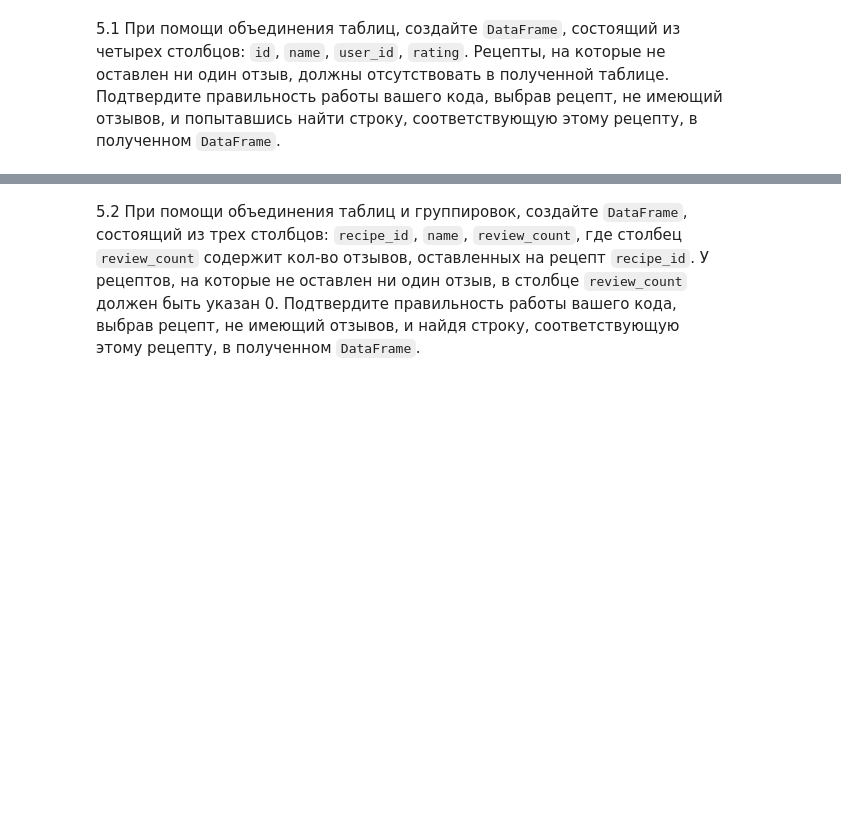
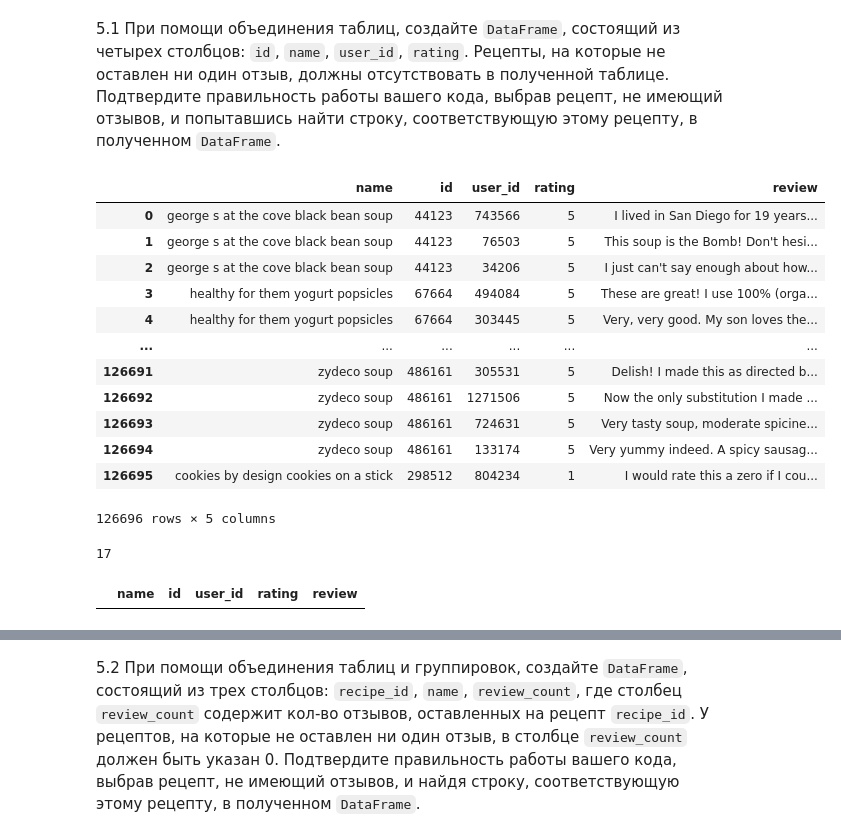
Before and after one commit to BorisovNikita/3rdYear, a Jupyter notebook: TOBD22_for_students/lr_PI21-3_7/lr2_pandas/02_pandas_в3_lr2_ПИ21-7_Семинары.ipynb, the cells around one changed output, grey strips where cells are left out. Cells and saved outputs as stored; diff of their text form; code cells hidden in the pictures; blank space fills up the shorter version.

```diff
--- a/TOBD22_for_students/lr_PI21-3_7/lr2_pandas/02_pandas_в3_lr2_ПИ21-7_Семинары.ipynb
+++ b/TOBD22_for_students/lr_PI21-3_7/lr2_pandas/02_pandas_в3_lr2_ПИ21-7_Семинары.ipynb
@@ -174,0 +181,2 @@ Name: name, Length: 30000, dtype: object
+# %%
+recipes = pd.read_csv('recipes_sample.csv', delimiter=',', skiprows=1, names=["name", "id", "minutes", "contributor_id", "submitted", "n_steps", "description","n_ingredients"])
@@ -175,2 +203,32 @@ Name: name, Length: 30000, dtype: object
+# %%
+reviews = pd.read_csv("reviews_sample.csv", sep=',', index_col=0)
 # %% [markdown]
 5.1 При помощи объединения таблиц, создайте `DataFrame`, состоящий из четырех столбцов: `id`, `name`, `user_id`, `rating`. Рецепты, на которые не оставлен ни один отзыв, должны отсутствовать в полученной таблице. Подтвердите правильность работы вашего кода, выбрав рецепт, не имеющий отзывов, и попытавшись найти строку, соответствующую этому рецепту, в полученном `DataFrame`.
+# %%
+notques5_1 = pd.merge(recipes,reviews, left_on="id", right_on="recipe_id")
+# %%
+notques5_1.drop(["minutes", "contributor_id", "submitted", "n_steps", "description", "n_ingredients", "recipe_id", "date" ], axis=1, inplace=True)
+# %%
+notques5_1
+# %% [output]
+|  | name | id | user_id | rating | review |
+| 0 | george s at the cove black bean soup | 44123 | 743566 | 5 | I lived in San Diego for 19 years... |
+| 1 | george s at the cove black bean soup | 44123 | 76503 | 5 | This soup is the Bomb! Don't hesi... |
+| 2 | george s at the cove black bean soup | 44123 | 34206 | 5 | I just can't say enough about how... |
+| 3 | healthy for them yogurt popsicles | 67664 | 494084 | 5 | These are great! I use 100% (orga... |
+| 4 | healthy for them yogurt popsicles | 67664 | 303445 | 5 | Very, very good. My son loves the... |
+| ... | ... | ... | ... | ... | ... |
+| 126691 | zydeco soup | 486161 | 305531 | 5 | Delish! I made this as directed b... |
+| 126692 | zydeco soup | 486161 | 1271506 | 5 | Now the only substitution I made ... |
+| 126693 | zydeco soup | 486161 | 724631 | 5 | Very tasty soup, moderate spicine... |
+| 126694 | zydeco soup | 486161 | 133174 | 5 | Very yummy indeed. A spicy sausag... |
+| 126695 | cookies by design cookies on a stick | 298512 | 804234 | 1 | I would rate this a zero if I cou... |
+126696 rows × 5 columns
+# %%
+notques5_1.review.isna().sum()
+# %% [output]
+17
+# %%
+notques5_1[notques5_1.review.isna()]
+# %% [output]
+|  | name | id | user_id | rating | review |
```
Also changed, not shown: parts of 17 cells of this notebook, 9 other files.
